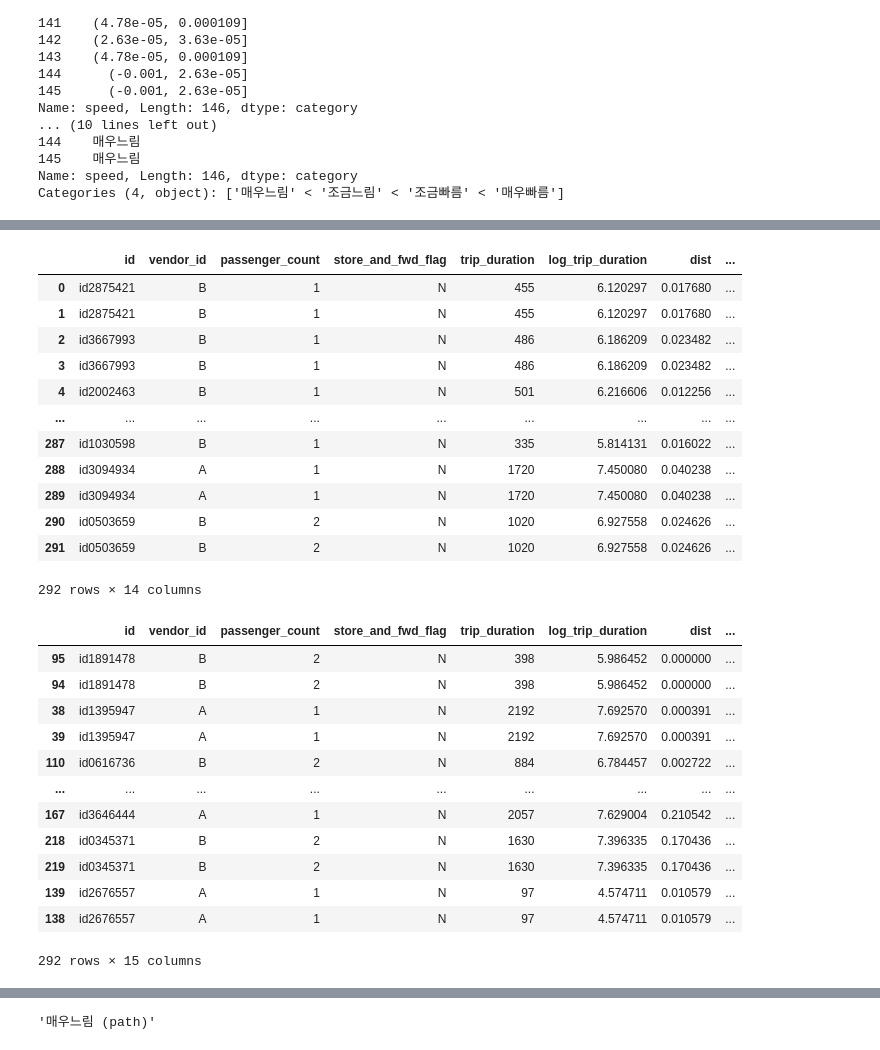
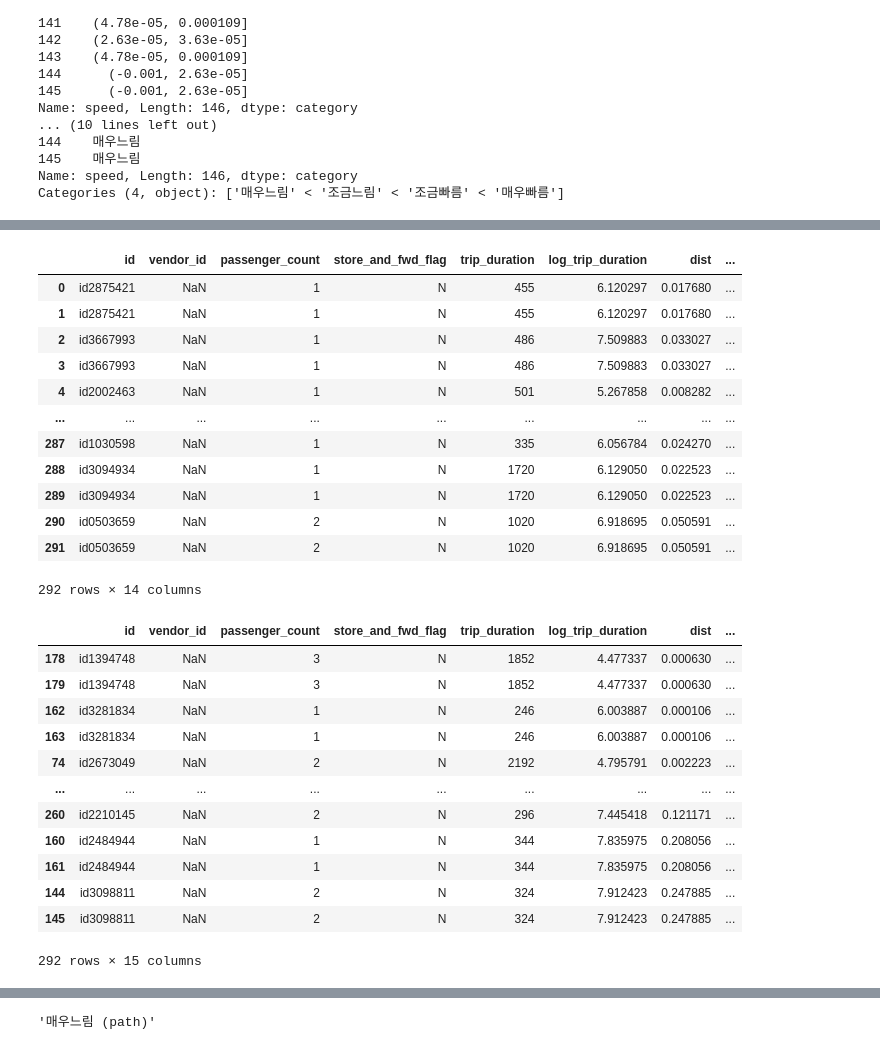
Before and after one commit to e0jin/final_test, a Jupyter notebook: ftest.ipynb, the cells around one changed output, grey strips where cells are left out. Drawn from its saved outputs; the diff is of its cells as text; code cells hidden in the pictures.

```diff
--- a/ftest.ipynb
+++ b/ftest.ipynb
@@ -203,6 +203,19 @@ Name: speed, Length: 146, dtype: category
 Name: speed, Length: 146, dtype: category
 Categories (4, object): ['매우느림' < '조금느림' < '조금빠름' < '매우빠름']
 # %%
-df_small
+df_small_feature= df_small.assign(
+    log_trip_duration = np.log(df.trip_duration),
+    pickup_datetime = df.pickup_datetime.apply(pd.to_datetime),
+    dropoff_datetime = df.dropoff_datetime.apply(pd.to_datetime),
+    dist = np.sqrt((df.pickup_latitude-df.dropoff_latitude)**2 + (df.pickup_longitude-df.dropoff_longitude)**2),
+    #---#
+    vendor_id = df.vendor_id.map({1:'A',2:'B'})
+).assign(
+    speed = lambda df: df.dist / df.trip_duration,
+    pickup_hour = lambda df: df.pickup_datetime.dt.hour,
+    dropoff_hour = lambda df: df.dropoff_datetime.dt.hour,
+    dayofweek = lambda df: df.pickup_datetime.dt.dayofweek
+)
+df_small_feature
 # %% [output]
 |  | id | vendor_id | pickup_datetime | dropoff_datetime | passenger_count | pickup_longitude | ... |
@@ -225,40 +238,40 @@ def transform(df):
     pickup = df.loc[:,['id']+pcol].set_axis(['id', 'datetime', 'longitude', 'latitude', 'hour'],axis=1).assign(type = 'pickup')
     dropoff = df.loc[:,['id']+dcol].set_axis(['id', 'datetime', 'longitude', 'latitude', 'hour'],axis=1).assign(type = 'dropoff')
     return pd.concat([pickup,dropoff],axis=0)
-df_left = df_small.drop(pcol+dcol,axis=1)
-df_right = pd.concat([transform(df) for i, df in df_small.groupby('id')]).reset_index(drop=True)
-df_small2 = df_left.merge(df_right)
-df_small2
+df_left = df_small_feature.drop(pcol+dcol,axis=1)
+df_right = pd.concat([transform(df) for i, df in df_small_feature.groupby('id')]).reset_index(drop=True)
+df_small_feature2 = df_left.merge(df_right)
+df_small_feature2
 # %% [output]
 |  | id | vendor_id | passenger_count | store_and_fwd_flag | trip_duration | log_trip_duration | dist | ... |
-| 0 | id2875421 | B | 1 | N | 455 | 6.120297 | 0.017680 | ... |
-| 1 | id2875421 | B | 1 | N | 455 | 6.120297 | 0.017680 | ... |
-| 2 | id3667993 | B | 1 | N | 486 | 6.186209 | 0.023482 | ... |
-| 3 | id3667993 | B | 1 | N | 486 | 6.186209 | 0.023482 | ... |
-| 4 | id2002463 | B | 1 | N | 501 | 6.216606 | 0.012256 | ... |
+| 0 | id2875421 | NaN | 1 | N | 455 | 6.120297 | 0.017680 | ... |
+| 1 | id2875421 | NaN | 1 | N | 455 | 6.120297 | 0.017680 | ... |
+| 2 | id3667993 | NaN | 1 | N | 486 | 7.509883 | 0.033027 | ... |
+| 3 | id3667993 | NaN | 1 | N | 486 | 7.509883 | 0.033027 | ... |
+| 4 | id2002463 | NaN | 1 | N | 501 | 5.267858 | 0.008282 | ... |
 | ... | ... | ... | ... | ... | ... | ... | ... | ... |
-| 287 | id1030598 | B | 1 | N | 335 | 5.814131 | 0.016022 | ... |
-| 288 | id3094934 | A | 1 | N | 1720 | 7.450080 | 0.040238 | ... |
-| 289 | id3094934 | A | 1 | N | 1720 | 7.450080 | 0.040238 | ... |
-| 290 | id0503659 | B | 2 | N | 1020 | 6.927558 | 0.024626 | ... |
-| 291 | id0503659 | B | 2 | N | 1020 | 6.927558 | 0.024626 | ... |
+| 287 | id1030598 | NaN | 1 | N | 335 | 6.056784 | 0.024270 | ... |
+| 288 | id3094934 | NaN | 1 | N | 1720 | 6.129050 | 0.022523 | ... |
+| 289 | id3094934 | NaN | 1 | N | 1720 | 6.129050 | 0.022523 | ... |
+| 290 | id0503659 | NaN | 2 | N | 1020 | 6.918695 | 0.050591 | ... |
+| 291 | id0503659 | NaN | 2 | N | 1020 | 6.918695 | 0.050591 | ... |
 292 rows × 14 columns
 # %%
-tidydata3 = df_small2.sort_values('speed').assign(평균속력 = lambda df: pd.qcut(df.speed,4,labels=['매우느림','조금느림','조금빠름','매우빠름']))
+tidydata3 = df_small_feature2.sort_values('speed').assign(평균속력 = lambda df: pd.qcut(df.speed,4,labels=['매우느림','조금느림','조금빠름','매우빠름']))
 tidydata3
 # %% [output]
 |  | id | vendor_id | passenger_count | store_and_fwd_flag | trip_duration | log_trip_duration | dist | ... |
-| 95 | id1891478 | B | 2 | N | 398 | 5.986452 | 0.000000 | ... |
-| 94 | id1891478 | B | 2 | N | 398 | 5.986452 | 0.000000 | ... |
-| 38 | id1395947 | A | 1 | N | 2192 | 7.692570 | 0.000391 | ... |
-| 39 | id1395947 | A | 1 | N | 2192 | 7.692570 | 0.000391 | ... |
-| 110 | id0616736 | B | 2 | N | 884 | 6.784457 | 0.002722 | ... |
+| 178 | id1394748 | NaN | 3 | N | 1852 | 4.477337 | 0.000630 | ... |
+| 179 | id1394748 | NaN | 3 | N | 1852 | 4.477337 | 0.000630 | ... |
+| 162 | id3281834 | NaN | 1 | N | 246 | 6.003887 | 0.000106 | ... |
+| 163 | id3281834 | NaN | 1 | N | 246 | 6.003887 | 0.000106 | ... |
+| 74 | id2673049 | NaN | 2 | N | 2192 | 4.795791 | 0.002223 | ... |
 | ... | ... | ... | ... | ... | ... | ... | ... | ... |
-| 167 | id3646444 | A | 1 | N | 2057 | 7.629004 | 0.210542 | ... |
-| 218 | id0345371 | B | 2 | N | 1630 | 7.396335 | 0.170436 | ... |
-| 219 | id0345371 | B | 2 | N | 1630 | 7.396335 | 0.170436 | ... |
-| 139 | id2676557 | A | 1 | N | 97 | 4.574711 | 0.010579 | ... |
-| 138 | id2676557 | A | 1 | N | 97 | 4.574711 | 0.010579 | ... |
+| 260 | id2210145 | NaN | 2 | N | 296 | 7.445418 | 0.121171 | ... |
+| 160 | id2484944 | NaN | 1 | N | 344 | 7.835975 | 0.208056 | ... |
+| 161 | id2484944 | NaN | 1 | N | 344 | 7.835975 | 0.208056 | ... |
+| 144 | id3098811 | NaN | 2 | N | 324 | 7.912423 | 0.247885 | ... |
+| 145 | id3098811 | NaN | 2 | N | 324 | 7.912423 | 0.247885 | ... |
 292 rows × 15 columns
 # %%
 fig3 = px.line_mapbox(
```
Also changed, not shown: parts of 3 cells of this notebook, 2 other files.
